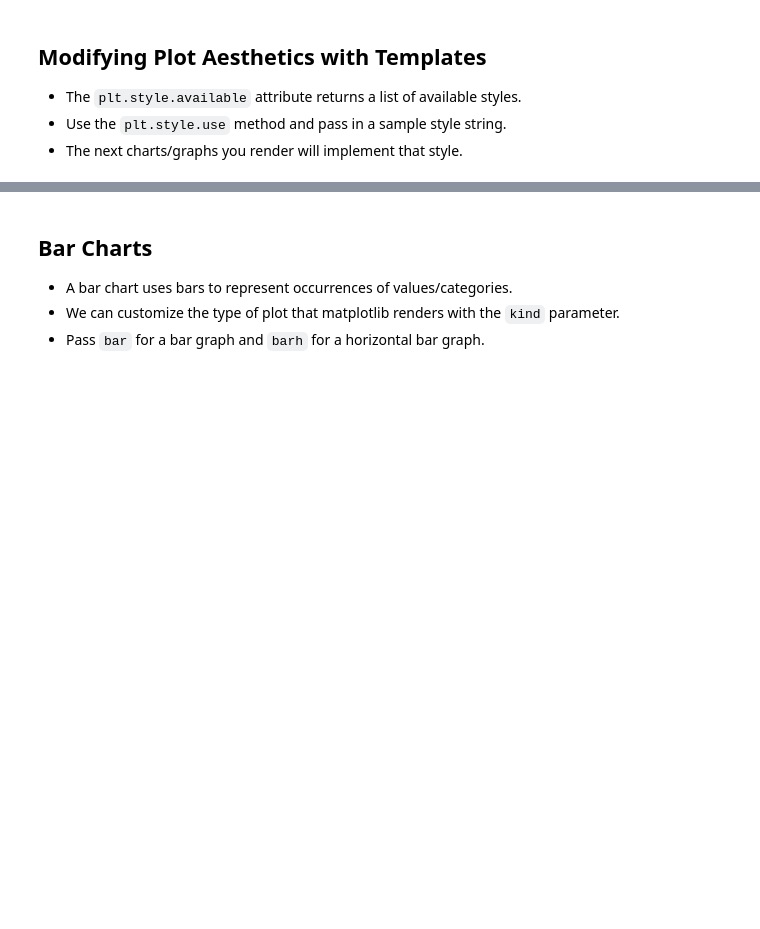
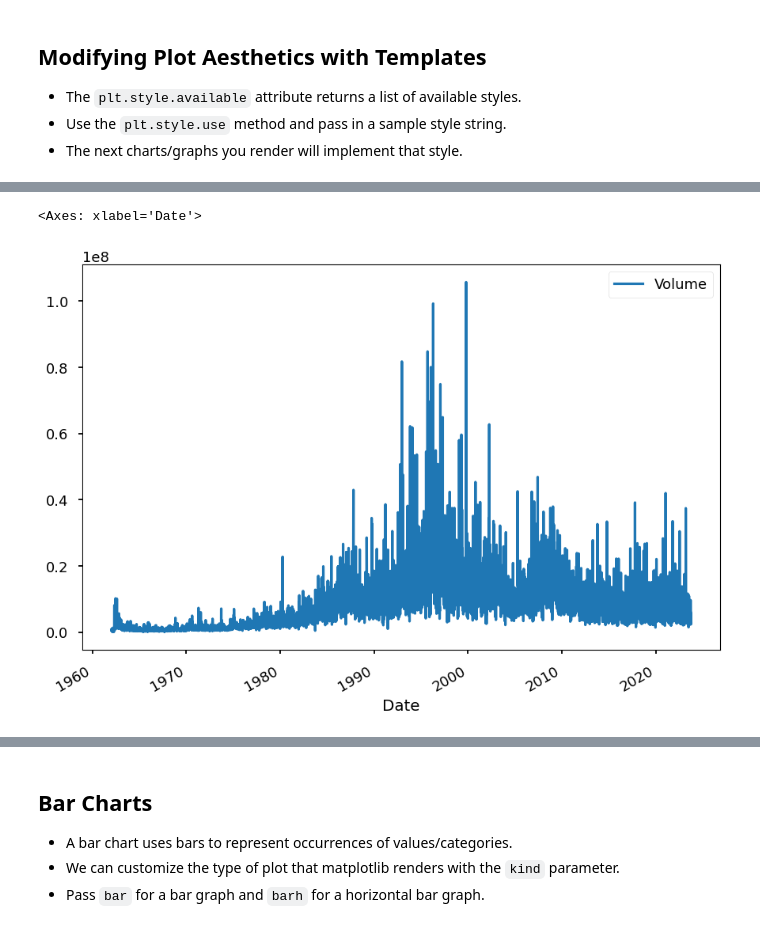
Before and after one commit to Petar-Koprinkov/Pandas, a Jupyter notebook: Incomplete/13 - Visualization.ipynb, the cells around one changed output, grey strips where cells are left out. Saved outputs shown, nothing was run; the diff lists cells and outputs as text; code cells hidden in the pictures; blank space fills up the shorter version.

```diff
--- a/Incomplete/13 - Visualization.ipynb
+++ b/Incomplete/13 - Visualization.ipynb
@@ -22,0 +85,5 @@ ibm['Low'].plot()
+# %%
+ibm.plot(y='Volume')
+# %% [output]
+<Axes: xlabel='Date'>
+[figure, added]
```
Also changed, not shown: parts of 6 cells of this notebook.
